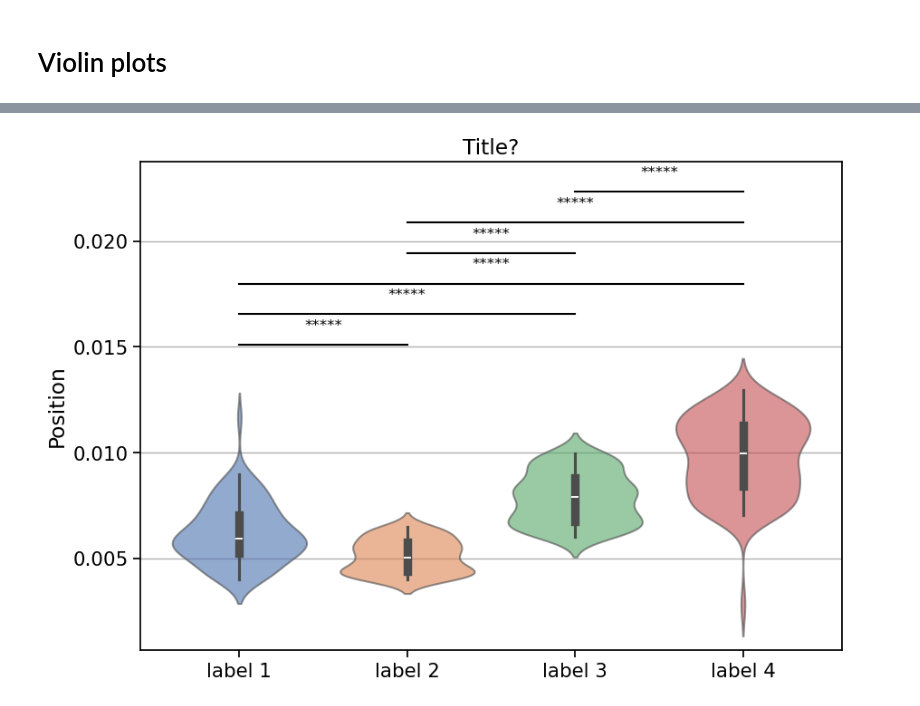
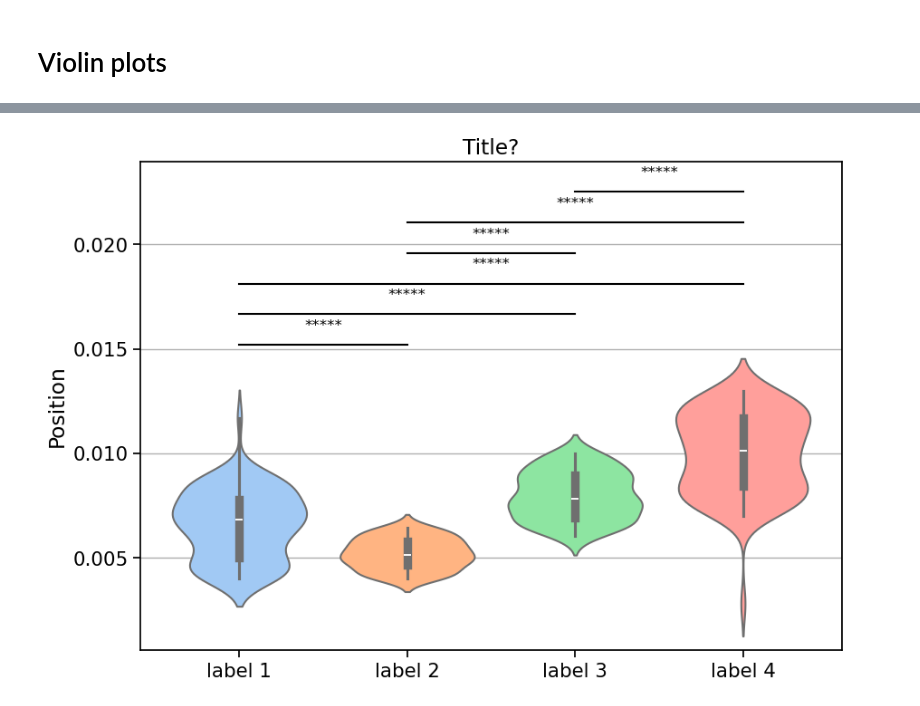
Before and after one commit to juanmontiz/PlottingTools, a Jupyter notebook: example_functions_boxplots_violinplots.ipynb, the cells around one changed output, grey strips where cells are left out. Drawn from its saved outputs; the diff is of its cells as text; code cells hidden in the pictures.

```diff
--- a/example_functions_boxplots_violinplots.ipynb
+++ b/example_functions_boxplots_violinplots.ipynb
@@ -126,13 +126,13 @@ plot_violins_generalized(ax, datasets, labels,
 # %%
 fig, ax = plt.subplots(figsize=(10, 7))
 plot_violins_generalized(ax, datasets, labels,
-                           violin_palette="deep", swarmplot_palette="deep",
+                           violin_palette="pastel", swarmplot_palette="pastel",
                            font_scale=1.4,
                            point_size=6,
                            y_axis_label='Position',
                            show_p_values=True,
                            show_swarm_plot=False,
                            xgrid=True,
                            saveplot=False)
 # %% [output]
-[figure, old version]
+[figure, new version]
```
Also changed, not shown: parts of 3 cells of this notebook.
